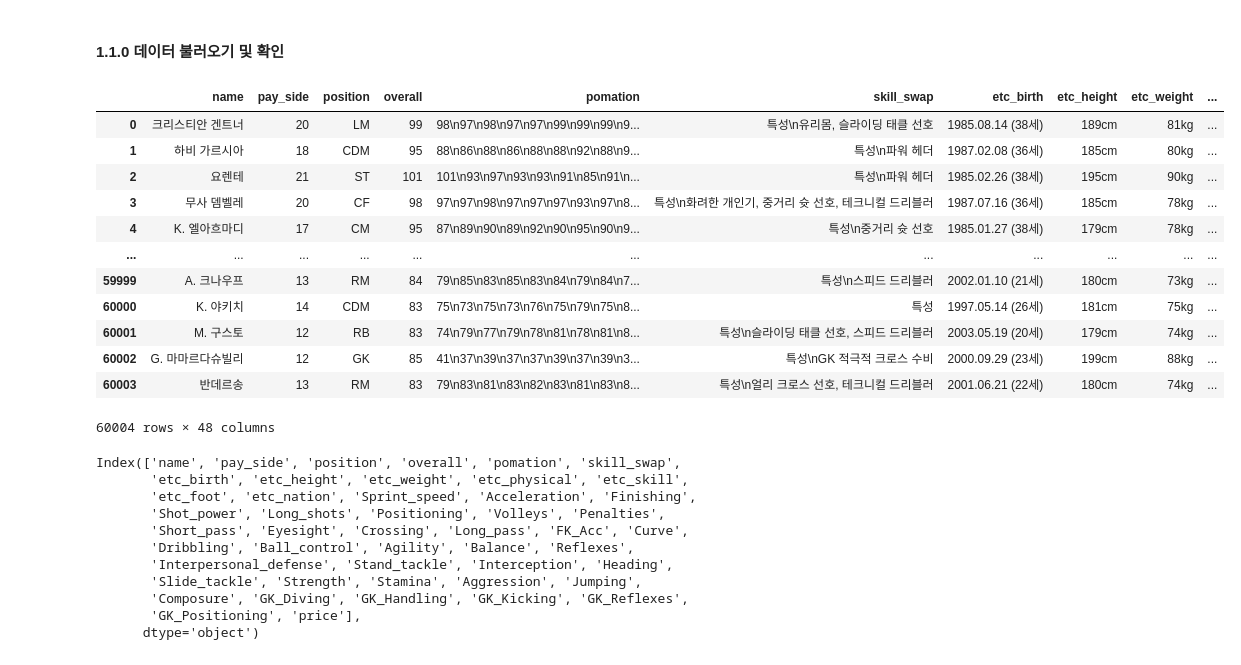
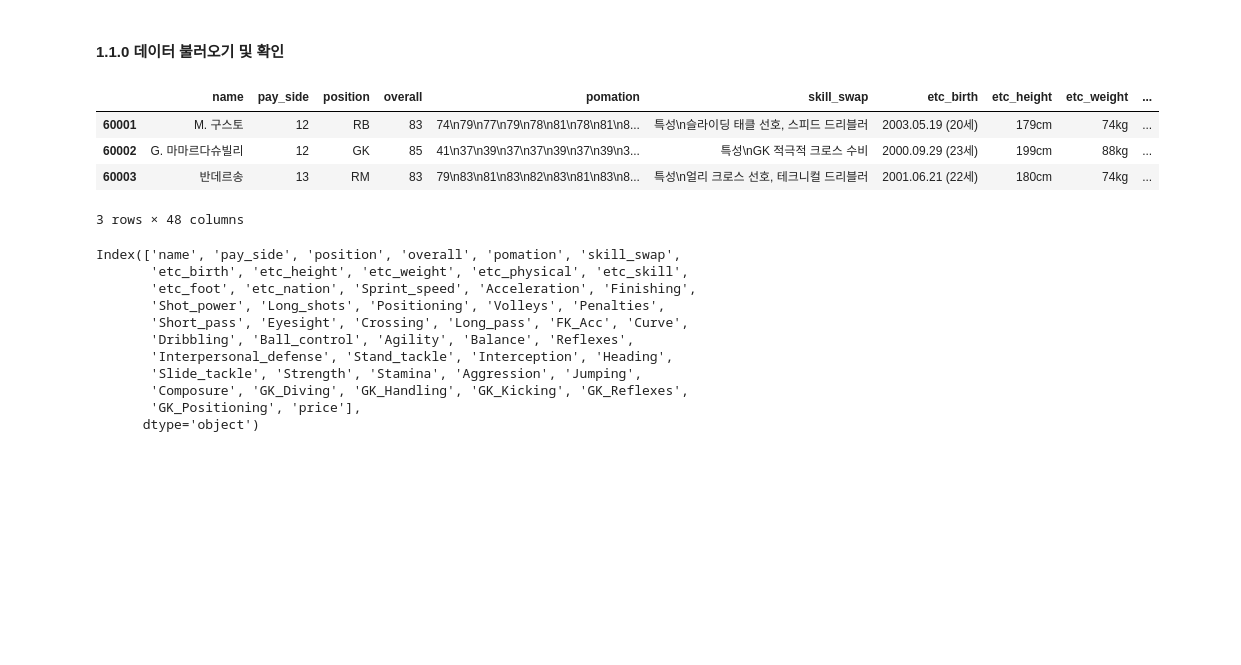
Before and after one commit to Kim-SeongSu/FIFA_Project_Personal, a Jupyter notebook: modeling/data_preprocess.ipynb, the cells around one changed output. Drawn from its saved outputs; the diff is of its cells as text; code cells hidden in the pictures; blank space fills up the shorter version.

```diff
--- a/modeling/data_preprocess.ipynb
+++ b/modeling/data_preprocess.ipynb
@@ -14,21 +14,13 @@ import pandas as pd
 # %%
 # 데이터 불러오기
 data_1 = pd.read_csv('/Users/krc/Desktop/FIFA-Online-4/crawling/player_info_crawler/player_info/player_db_original.csv')
-data_1
+data_1.tail(3)
 # %% [output]
 |  | name | pay_side | position | overall | pomation | skill_swap | etc_birth | etc_height | etc_weight | ... |
-| 0 | 크리스티안 겐트너 | 20 | LM | 99 | 98\n97\n98\n97\n97\n99\n99\n99\n9... | 특성\n유리몸, 슬라이딩 태클 선호 | 1985.08.14 (38세) | 189cm | 81kg | ... |
-| 1 | 하비 가르시아 | 18 | CDM | 95 | 88\n86\n88\n86\n88\n88\n92\n88\n9... | 특성\n파워 헤더 | 1987.02.08 (36세) | 185cm | 80kg | ... |
-| 2 | 요렌테 | 21 | ST | 101 | 101\n93\n97\n93\n93\n91\n85\n91\n... | 특성\n파워 헤더 | 1985.02.26 (38세) | 195cm | 90kg | ... |
-| 3 | 무사 뎀벨레 | 20 | CF | 98 | 97\n97\n98\n97\n97\n97\n93\n97\n8... | 특성\n화려한 개인기, 중거리 슛 선호, 테크니컬 드리블러 | 1987.07.16 (36세) | 185cm | 78kg | ... |
-| 4 | K. 엘아흐마디 | 17 | CM | 95 | 87\n89\n90\n89\n92\n90\n95\n90\n9... | 특성\n중거리 슛 선호 | 1985.01.27 (38세) | 179cm | 78kg | ... |
-| ... | ... | ... | ... | ... | ... | ... | ... | ... | ... | ... |
-| 59999 | A. 크나우프 | 13 | RM | 84 | 79\n85\n83\n85\n83\n84\n79\n84\n7... | 특성\n스피드 드리블러 | 2002.01.10 (21세) | 180cm | 73kg | ... |
-| 60000 | K. 야키치 | 14 | CDM | 83 | 75\n73\n75\n73\n76\n75\n79\n75\n8... | 특성 | 1997.05.14 (26세) | 181cm | 75kg | ... |
 | 60001 | M. 구스토 | 12 | RB | 83 | 74\n79\n77\n79\n78\n81\n78\n81\n8... | 특성\n슬라이딩 태클 선호, 스피드 드리블러 | 2003.05.19 (20세) | 179cm | 74kg | ... |
 | 60002 | G. 마마르다슈빌리 | 12 | GK | 85 | 41\n37\n39\n37\n37\n39\n37\n39\n3... | 특성\nGK 적극적 크로스 수비 | 2000.09.29 (23세) | 199cm | 88kg | ... |
 | 60003 | 반데르송 | 13 | RM | 83 | 79\n83\n81\n83\n82\n83\n81\n83\n8... | 특성\n얼리 크로스 선호, 테크니컬 드리블러 | 2001.06.21 (22세) | 180cm | 74kg | ... |
-60004 rows × 48 columns
+3 rows × 48 columns
 # %%
 # 컬럼 확인
 print(data_1.columns)
```
Also changed, not shown: parts of 23 cells of this notebook, 3 other files.
